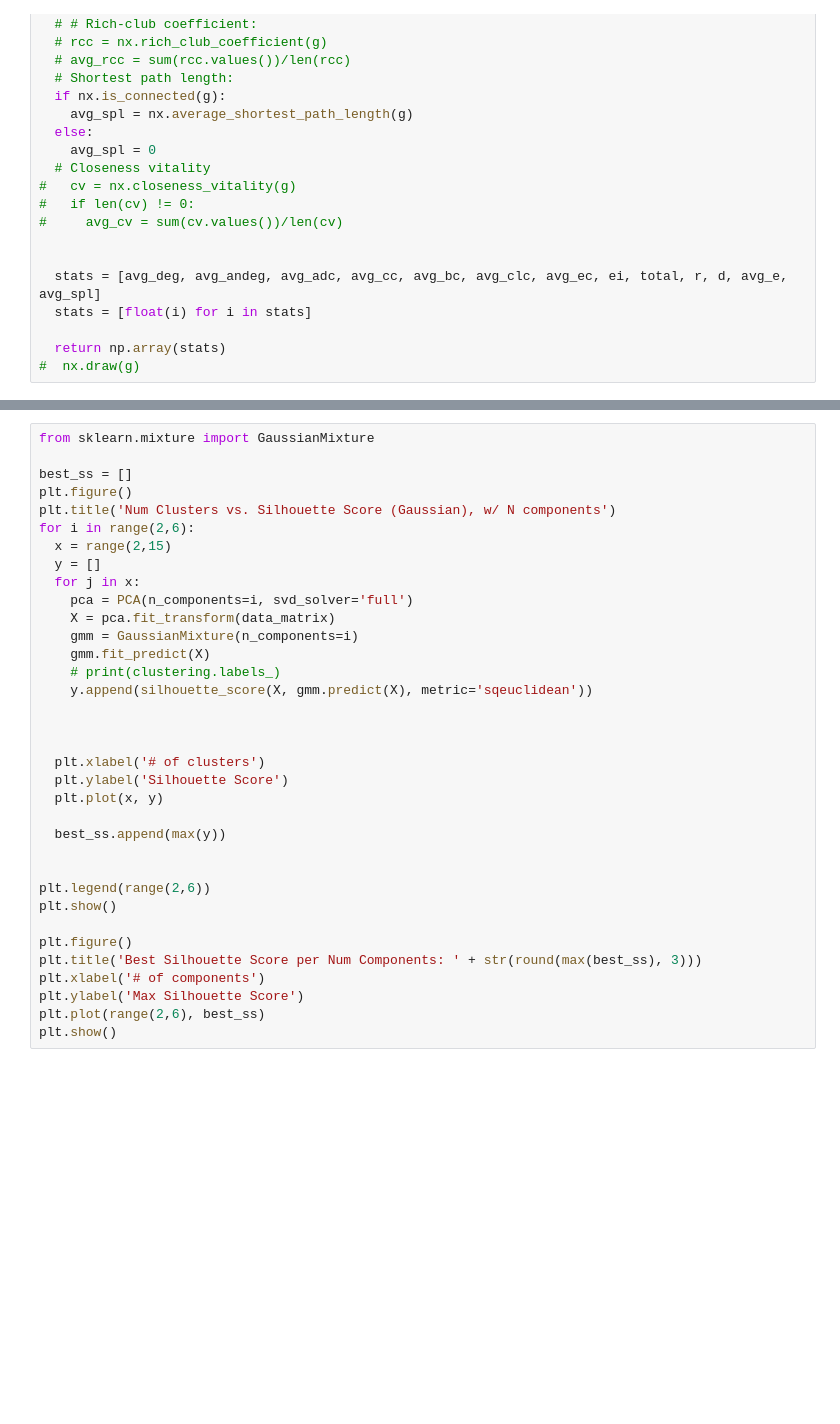
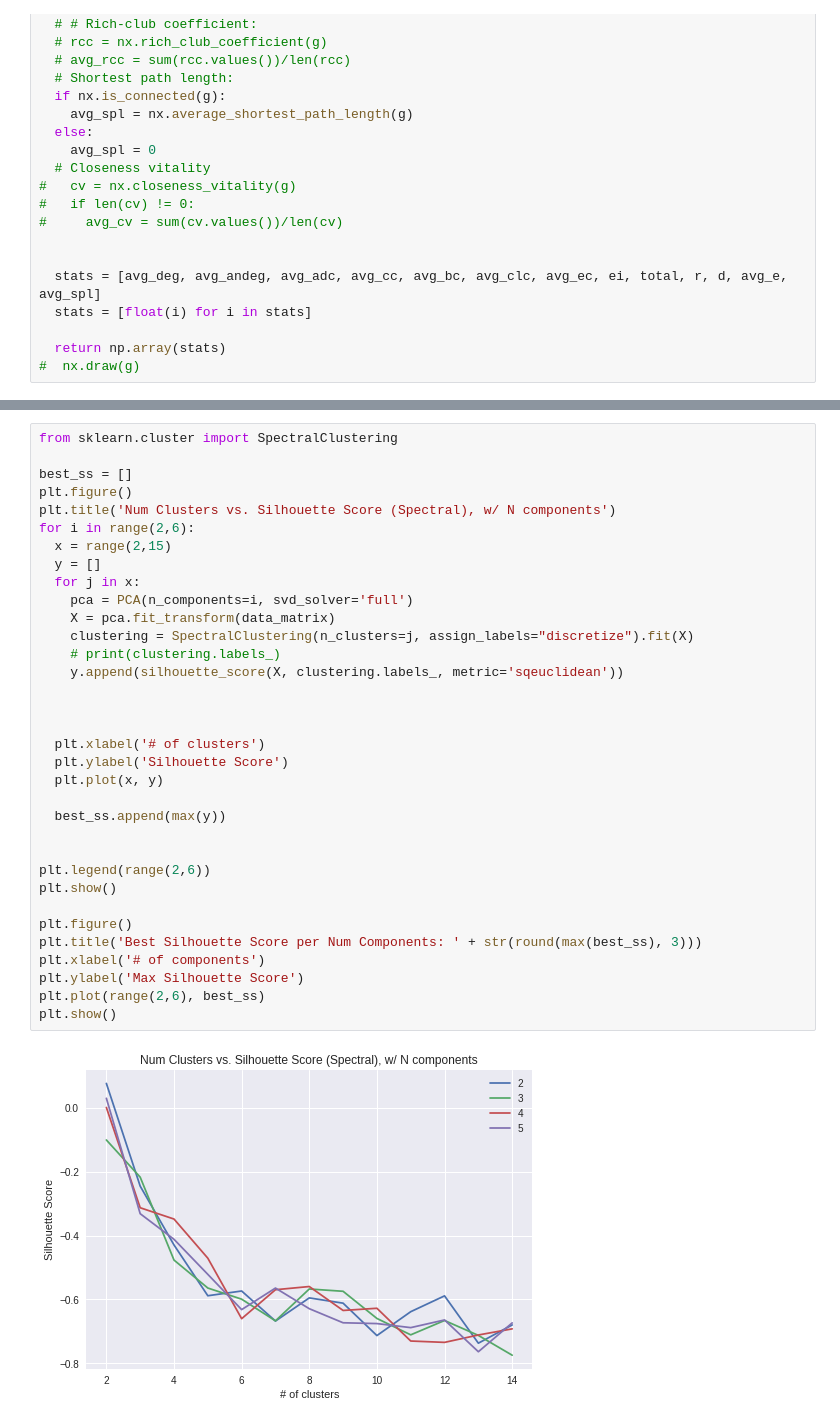
Before and after one commit to GaneshArvapalli/AggClustDemo, a Jupyter notebook: derivatives_graphs_data_request.ipynb, the cells around one changed output, grey strips where cells are left out. Saved outputs shown, nothing was run; the diff lists cells and outputs as text; blank space fills up the shorter version.

```diff
--- a/derivatives_graphs_data_request.ipynb
+++ b/derivatives_graphs_data_request.ipynb
@@ -525,35 +559,36 @@ plt.show()
 # %%
-from sklearn.mixture import GaussianMixture
+from sklearn.cluster import SpectralClustering
 
 best_ss = []
 plt.figure()
-plt.title('Num Clusters vs. Silhouette Score (Gaussian), w/ N components')
+plt.title('Num Clusters vs. Silhouette Score (Spectral), w/ N components')
 for i in range(2,6):
   x = range(2,15)
   y = []
   for j in x:
     pca = PCA(n_components=i, svd_solver='full')
     X = pca.fit_transform(data_matrix)
-    gmm = GaussianMixture(n_components=i)
-    gmm.fit_predict(X)
+    clustering = SpectralClustering(n_clusters=j, assign_labels="discretize").fit(X)
     # print(clustering.labels_)
-    y.append(silhouette_score(X, gmm.predict(X), metric='sqeuclidean'))
+    y.append(silhouette_score(X, clustering.labels_, metric='sqeuclidean'))
 
 
 
   plt.xlabel('# of clusters')
   plt.ylabel('Silhouette Score')
   plt.plot(x, y)
 
   best_ss.append(max(y))
 
 
 plt.legend(range(2,6))
 plt.show()
 
 plt.figure()
 plt.title('Best Silhouette Score per Num Components: ' + str(round(max(best_ss), 3)))
 plt.xlabel('# of components')
 plt.ylabel('Max Silhouette Score')
 plt.plot(range(2,6), best_ss)
 plt.show()
+# %% [output]
+[figure, added]
```
Also changed, not shown: parts of 15 cells of this notebook.
